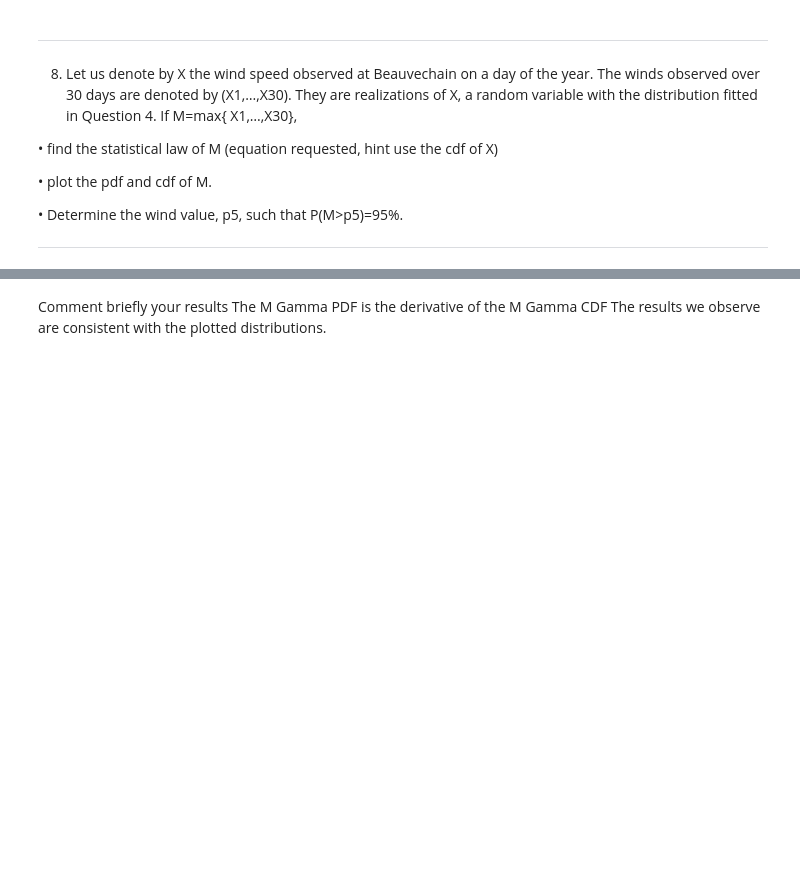
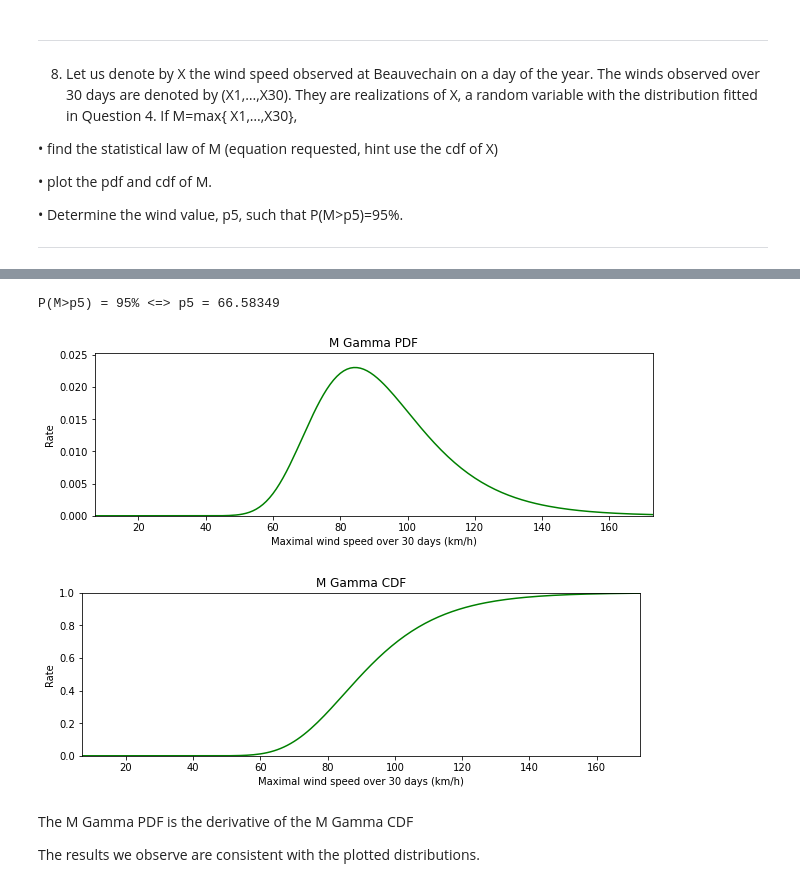
Before and after one commit to Emilevillette/LEPL1109-Hackatons, a Jupyter notebook: Hackaton 1/hack1_without_code.ipynb, the cells around one changed output, grey strips where cells are left out. Drawn from its saved outputs; the diff is of its cells as text; code cells hidden in the pictures; blank space fills up the shorter version.

```diff
--- a/Hackaton 1/hack1_without_code.ipynb
+++ b/Hackaton 1/hack1_without_code.ipynb
@@ -520,4 +461,29 @@ P(M>p5) = 95% <=> p5 = 91.6916916916917
+# %%
+def q8(df, params):
+    X = np.arange(0, df['FG'].max() * 2)
+    cdf = stats.gamma.cdf(X, *params) ** 30
+    pdf = np.diff(cdf)
+
+    def q8_plot(X, y, name=''):
+        plt.figure(figsize=(10, 3))
+        plt.title(f"M Gamma {name.upper()}")
+        plt.xlabel('Maximal wind speed over 30 days (km/h)')
+        plt.ylabel('Rate')
+        plt.xlim(df['FG'].min(), df['FG'].max() * 1.3)
+        plt.ylim(0, min(max(y)*1.1, 1))
+        plt.plot(X[:len(y)], y, color='green', label=name)
+
+    q8_plot(X, pdf, name='pdf')
+    q8_plot(X, cdf, name='cdf')
+
+    print(f"P(M>p5) = 95% <=> p5 = {stats.gamma.ppf(0.05 ** (1/30), *params):.5f}")
+
+q8(df_be, be_params[stats.gamma])
+# %% [output]
+P(M>p5) = 95% <=> p5 = 66.58349
+[figure, added]
+[figure, added]
 # %% [markdown]
-Comment briefly your results
 The M Gamma PDF is the derivative of the M Gamma CDF
+
 The results we observe are consistent with the plotted distributions.
```
Also changed, not shown: parts of 6 cells of this notebook.
